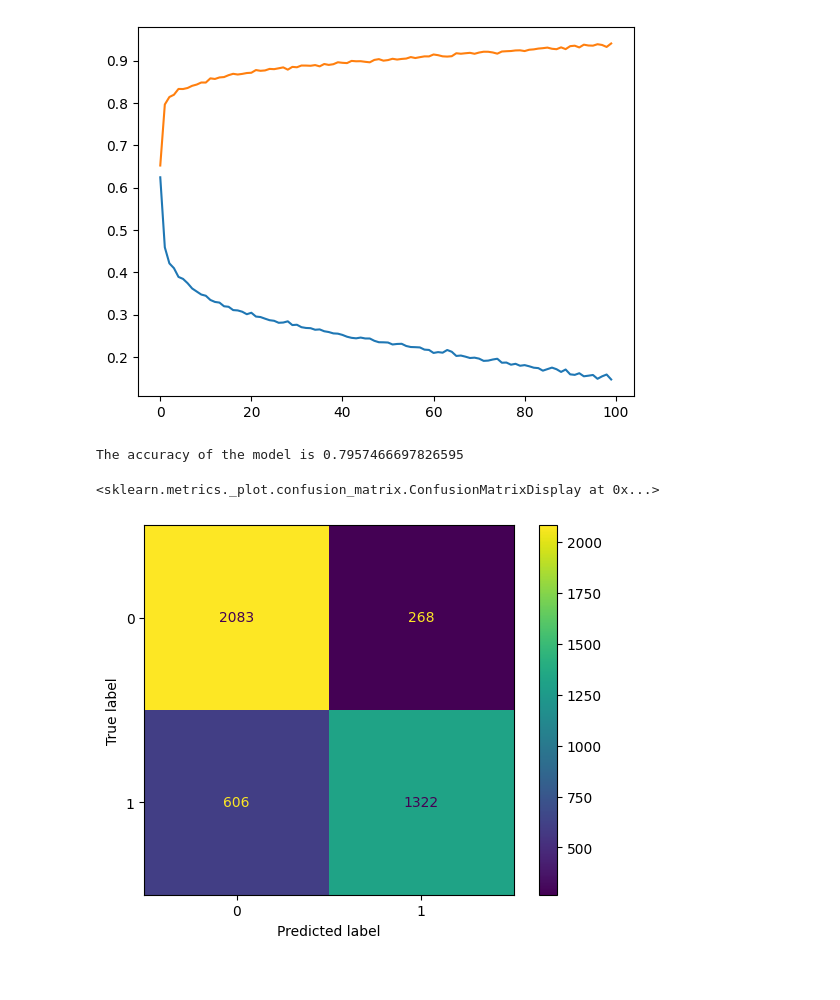
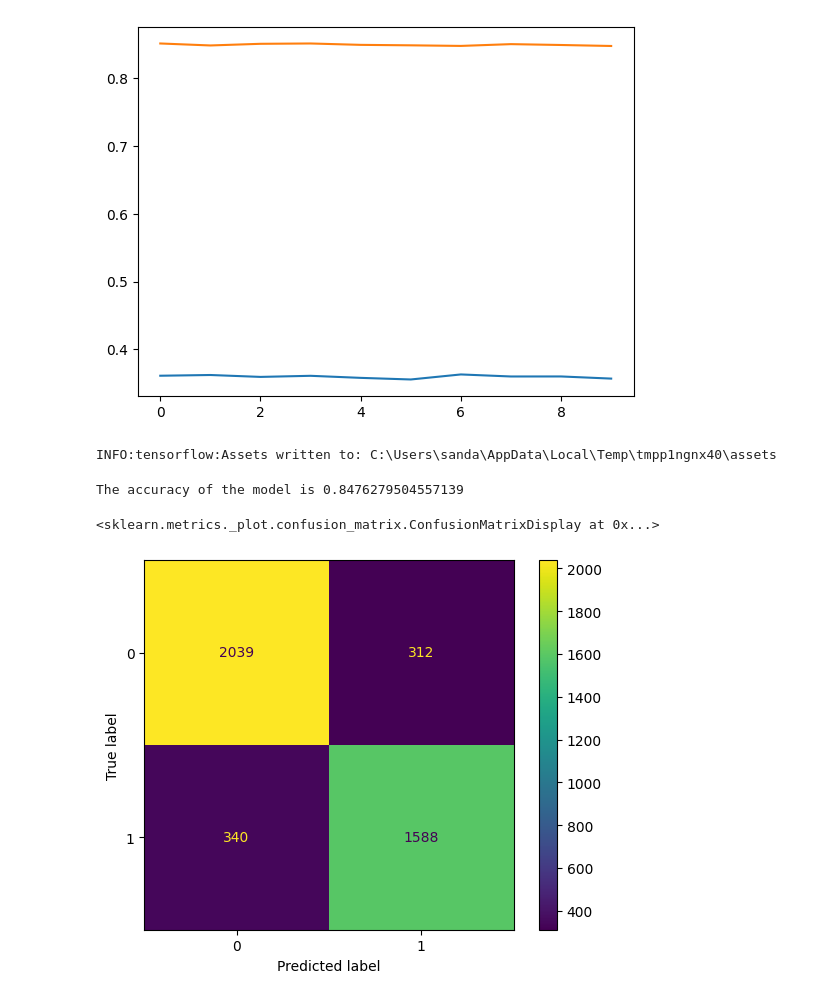
Before and after one commit to Orion1071/ecg_project_2, a Jupyter notebook: ptb_models_test/cnn_ptb_model_1.ipynb, the cells around one changed output. Drawn from its saved outputs; the diff is of its cells as text; code cells hidden in the pictures.

```diff
--- a/ptb_models_test/cnn_ptb_model_1.ipynb
+++ b/ptb_models_test/cnn_ptb_model_1.ipynb
@@ -31,3 +34,7 @@ X_train, X_test, y_train, y_test = train_test_split(X[:,:,1], y, random_state=1)
 layer = tf.keras.layers.CategoryEncoding(num_tokens=2, output_mode="one_hot")
 y_train = layer(y_train.astype(np.int32))
 # y_test = layer(y_test.astype(np.int32))
+print("Before ",X_train.shape, X_test.shape)
+X_train = np.stack((X_train, X_train, X_train), axis=-1)
+X_test = np.stack((X_test, X_test, X_test), axis=-1)
+print("After ",X_train.shape, X_test.shape)
@@ -49,19 +70,20 @@ Error:
 # %%
 #define model
 model = Sequential()
-model.add(Conv1D(64, 5, input_shape=(1000,1)))
+model.add(Conv2D(16, (100,2), input_shape=(1000,3,1)))
 model.add(Activation('relu'))
-model.add(MaxPool1D(pool_size=3))
+model.add(MaxPool2D(pool_size=(50,2)))
 
-model.add(Conv1D(64, 3))
-model.add(Activation('relu'))
-model.add(MaxPool1D(pool_size=3))
+# model.add(Conv2D(64, (50,1)))
+# model.add(Activation('relu'))
+# model.add(MaxPool2D(pool_size=(50,1)))
 
-model.add(Dense(10))
 model.add(Flatten())
-model.add(Activation('relu'))
+# model.add(Dense(10))
+model.add(Dropout(0.5))
 model.add(Dense(2))
-
 model.add(Activation('softmax'))
 
 model.compile(loss=tf.keras.losses.categorical_crossentropy, optimizer=tf.keras.optimizers.Adam(), metrics=['accuracy'])
+
+model.summary()
@@ -96,6 +116,6 @@ _________________________________________________________________
 # %%
-epoch = 100
-validation_step = 150
-batch_size = 100
+epoch = 10
+validation_step = 10
+batch_size = 10
 history = model.fit(X_train, y_train, validation_split=0.2, epochs=epoch, validation_steps=validation_step, verbose=1)
 # %% [output]
@@ -121,15 +144,24 @@ plt.plot(history.history['loss'])
 plt.plot(history.history['accuracy'])
 plt.show()
 # %% [output]
-[figure, old version]
+[figure, new version]
+# %%
+converter = tf.lite.TFLiteConverter.from_keras_model(model) # path to the SavedModel directory
+tflite_model = converter.convert()
+
+# Save the model.
+with open('C:/Users/sanda/Documents/esp_dev_files/tensor_test_3_cnn/src/cnn_ptb_model_2.tflite', 'wb') as f:
+  f.write(tflite_model)
+# %% [output]
+INFO:tensorflow:Assets written to: C:\Users\sanda\AppData\Local\Temp\tmpp1ngnx40\assets
 # %%
-model.save("/Users/sanda/Documents/esp_dev_files/ecg_project_2/ptb_models_test/cnn_ptb_model_1.h5")
+# model.save("/Users/sanda/Documents/esp_dev_files/ecg_project_2/ptb_models_test/cnn_ptb_model_2.h5")
 pred = model.predict(X_test)
 pred_nohe = np.array([i.argmax() for i in pred])
 disp = ConfusionMatrixDisplay(confusion_matrix=confusion_matrix(y_test.astype(np.int), pred_nohe))
 print(f'The accuracy of the model is {accuracy_score(y_test.astype(np.int), pred_nohe )}')
 disp.plot()
 # %% [output]
-The accuracy of the model is 0.7957466697826595
+The accuracy of the model is 0.8476279504557139
 <sklearn.metrics._plot.confusion_matrix.ConfusionMatrixDisplay at 0x...>
-[figure, old version]
+[figure, new version]
```
Also changed, not shown: parts of 11 cells of this notebook, 6 other files.
